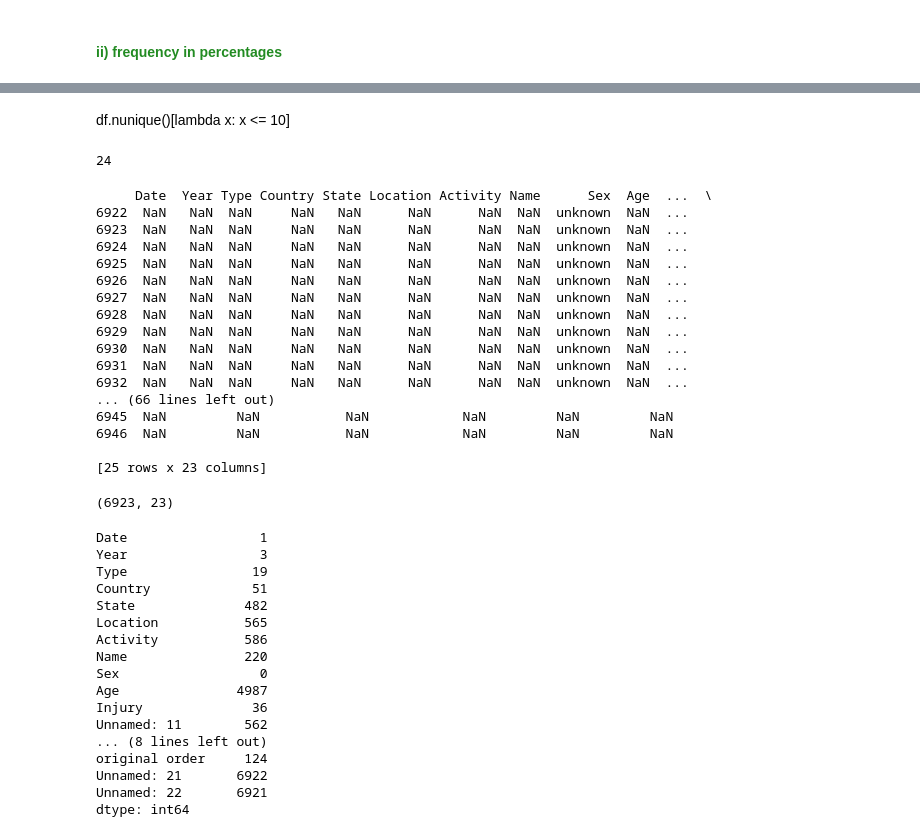
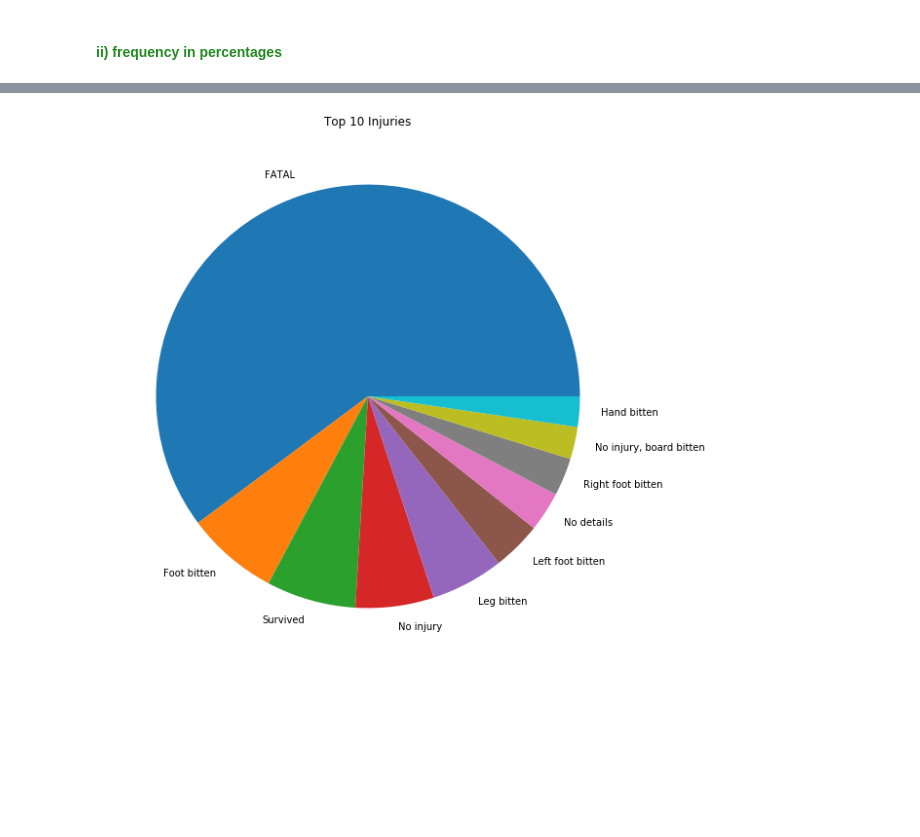
Before and after one commit to karinaz/Shark_Attacks, a Jupyter notebook: Shark_Attacks.ipynb, the cells around one changed output, grey strips where cells are left out. Drawn from its saved outputs; the diff is of its cells as text; code cells hidden in the pictures; blank space fills up the shorter version.

```diff
--- a/Shark_Attacks.ipynb
+++ b/Shark_Attacks.ipynb
@@ -284,4 +488,0 @@ print(df['Age'].unique()) #check unique values
-# %%
-pattern = r'[^0-9.]'
-df['Age'] = df['Age'].str.replace(pattern, '')
-print(df['Age'].unique())
@@ -330,4 +539,0 @@ array(['20s', 'F', 'M', nan, ' M', 'M ', 'lli', 'M x 2', 'N', '.'],
-# %%
-df["Sex"] = df["Sex"].str.replace(" ", "").str.replace("Mx2", "M")
-# %%
-df["Sex"] = df["Sex"].apply(lambda x: x if (x =='F' or  x =='M') else "unknown")
@@ -338,57 +540,8 @@ array(['unknown', 'F', 'M'], dtype=object)
-# %% [markdown]
-df.nunique()[lambda x: x <= 10]
-# %%
-#Karina - duplicates
-
-df.duplicated().sum()
-# %% [output]
-24
-# %%
-duplicate_rows = df[df.duplicated(keep=False)]
-print(duplicate_rows)
-# %% [output]
-     Date  Year Type Country State Location Activity Name      Sex  Age  ...  \
-6922  NaN   NaN  NaN     NaN   NaN      NaN      NaN  NaN  unknown  NaN  ...
-6923  NaN   NaN  NaN     NaN   NaN      NaN      NaN  NaN  unknown  NaN  ...
-6924  NaN   NaN  NaN     NaN   NaN      NaN      NaN  NaN  unknown  NaN  ...
-6925  NaN   NaN  NaN     NaN   NaN      NaN      NaN  NaN  unknown  NaN  ...
-6926  NaN   NaN  NaN     NaN   NaN      NaN      NaN  NaN  unknown  NaN  ...
-6927  NaN   NaN  NaN     NaN   NaN      NaN      NaN  NaN  unknown  NaN  ...
-6928  NaN   NaN  NaN     NaN   NaN      NaN      NaN  NaN  unknown  NaN  ...
-6929  NaN   NaN  NaN     NaN   NaN      NaN      NaN  NaN  unknown  NaN  ...
-6930  NaN   NaN  NaN     NaN   NaN      NaN      NaN  NaN  unknown  NaN  ...
-6931  NaN   NaN  NaN     NaN   NaN      NaN      NaN  NaN  unknown  NaN  ...
-6932  NaN   NaN  NaN     NaN   NaN      NaN      NaN  NaN  unknown  NaN  ...
-... (66 lines left out)
-6945  NaN         NaN           NaN            NaN         NaN         NaN
-6946  NaN         NaN           NaN            NaN         NaN         NaN
-
-[25 rows x 23 columns]
-# %%
-#we have 25 NaA rows out of 6947, so it could be considered as safe to drop them - needs verification
-
-df.drop_duplicates(inplace=True)
-df.shape
-# %% [output]
-(6923, 23)
-# %%
-#Karina - Null values (Unnamed: 21, Unnamed: 22 - removed)
-df.isna().sum()
-# %% [output]
-Date                 1
-Year                 3
-Type                19
-Country             51
-State              482
-Location           565
-Activity           586
-Name               220
-Sex                  0
-Age               4987
-Injury              36
-Unnamed: 11        562
-... (8 lines left out)
-original order     124
-Unnamed: 21       6922
-Unnamed: 22       6921
-dtype: int64
+# %%
+import matplotlib.pyplot as plt
+plt.figure(figsize=(10, 10))
+plt.pie(df.injury.value_counts().head(10), labels = df.injury.value_counts().head(10).index)
+plt.title('Top 10 Injuries')
+plt.show()
+# %% [output]
+[figure, added]
```
Also changed, not shown: parts of 50 cells of this notebook, 1 other file.
